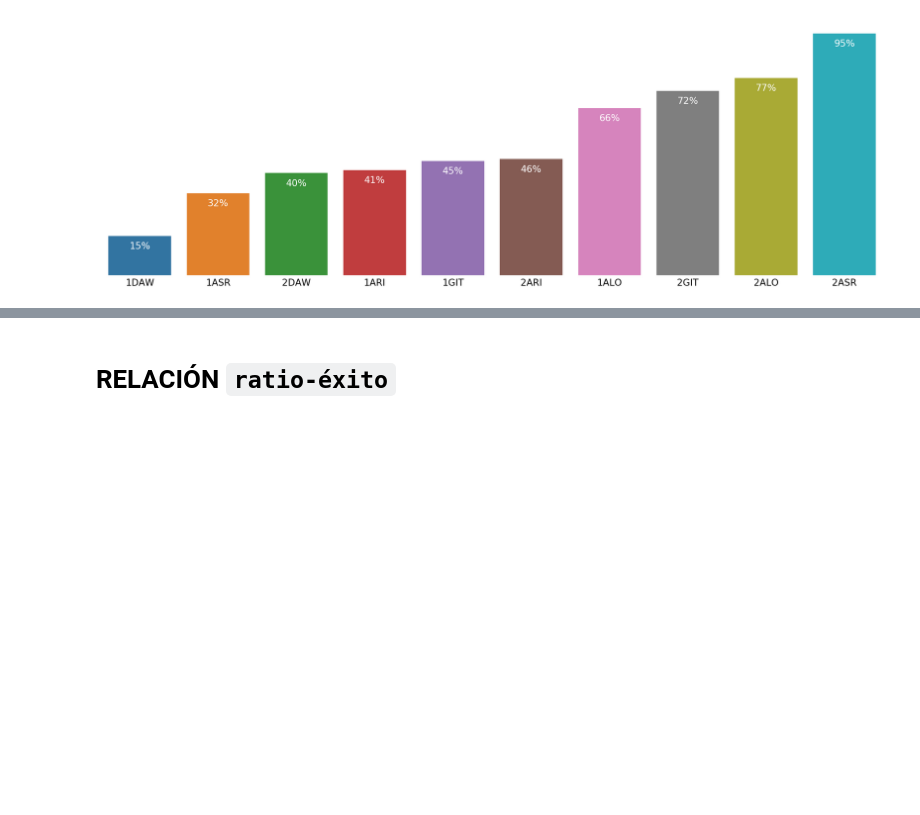
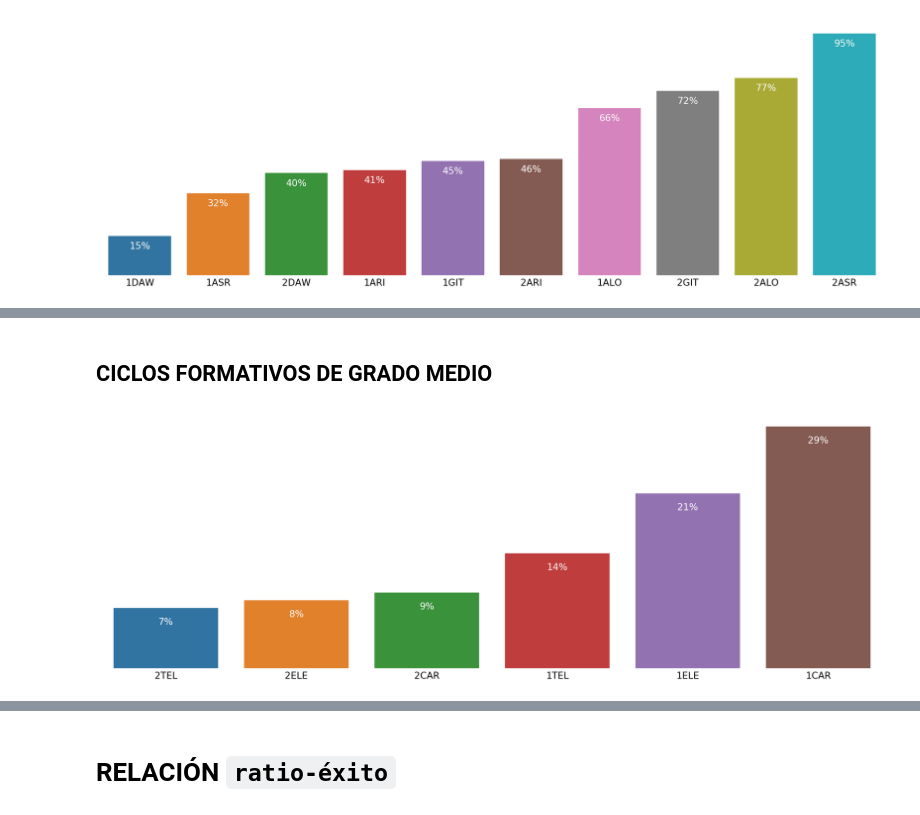
Before and after one commit to iespuertodelacruz/analitica, a Jupyter notebook: 2017-2018/eval1.ipynb, the cells around one changed output, grey strips where cells are left out. Drawn from its saved outputs; the diff is of its cells as text; code cells hidden in the pictures; blank space fills up the shorter version.

```diff
--- a/2017-2018/eval1.ipynb
+++ b/2017-2018/eval1.ipynb
@@ -124,0 +145,6 @@ draw_academic_rate(df_summary.sort_values("éxito"))
+# %% [markdown]
+## CICLOS FORMATIVOS DE GRADO MEDIO
+# %%
+barchart(df_CFGM["absentismo"], 2)
+# %% [output]
+[figure, added]
```
Also changed, not shown: parts of 36 cells of this notebook.
